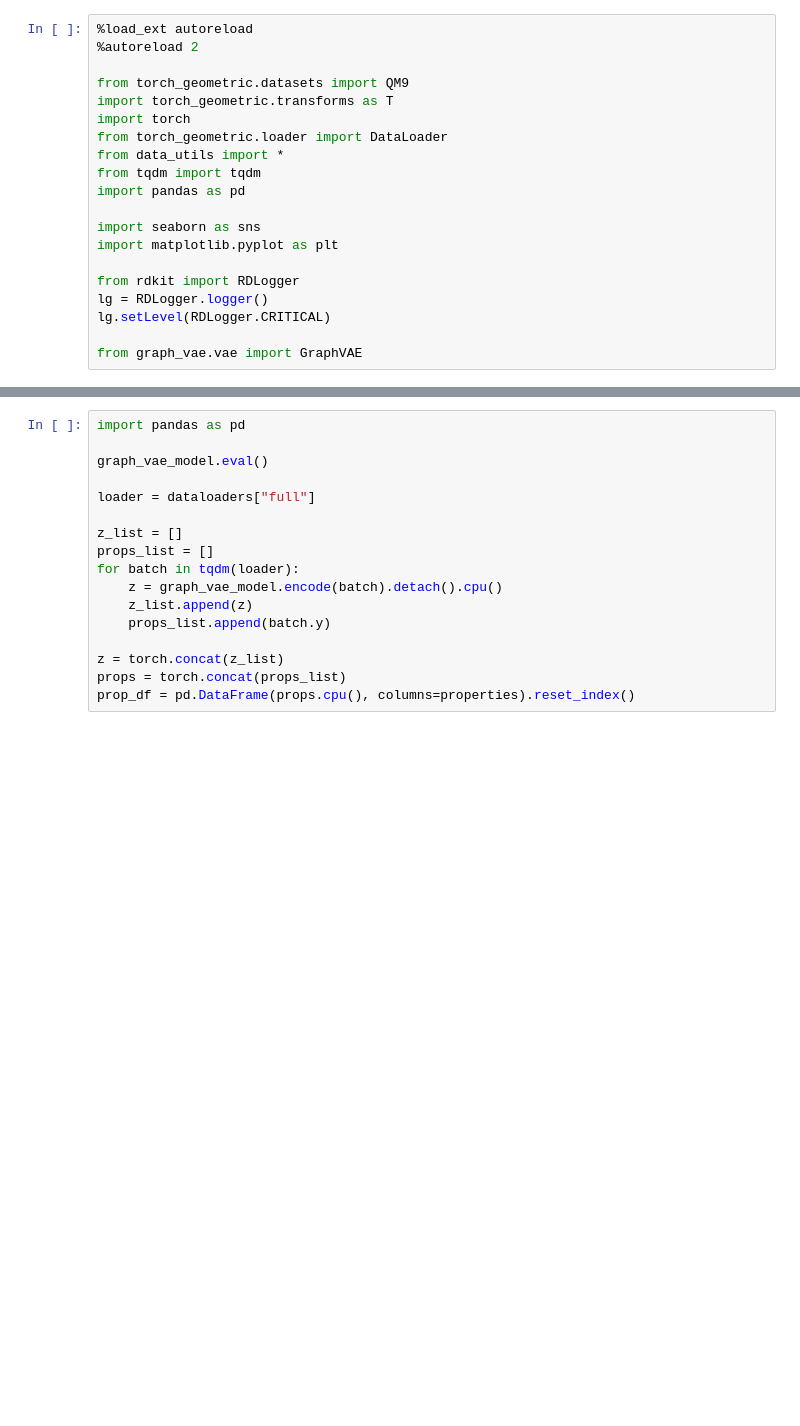
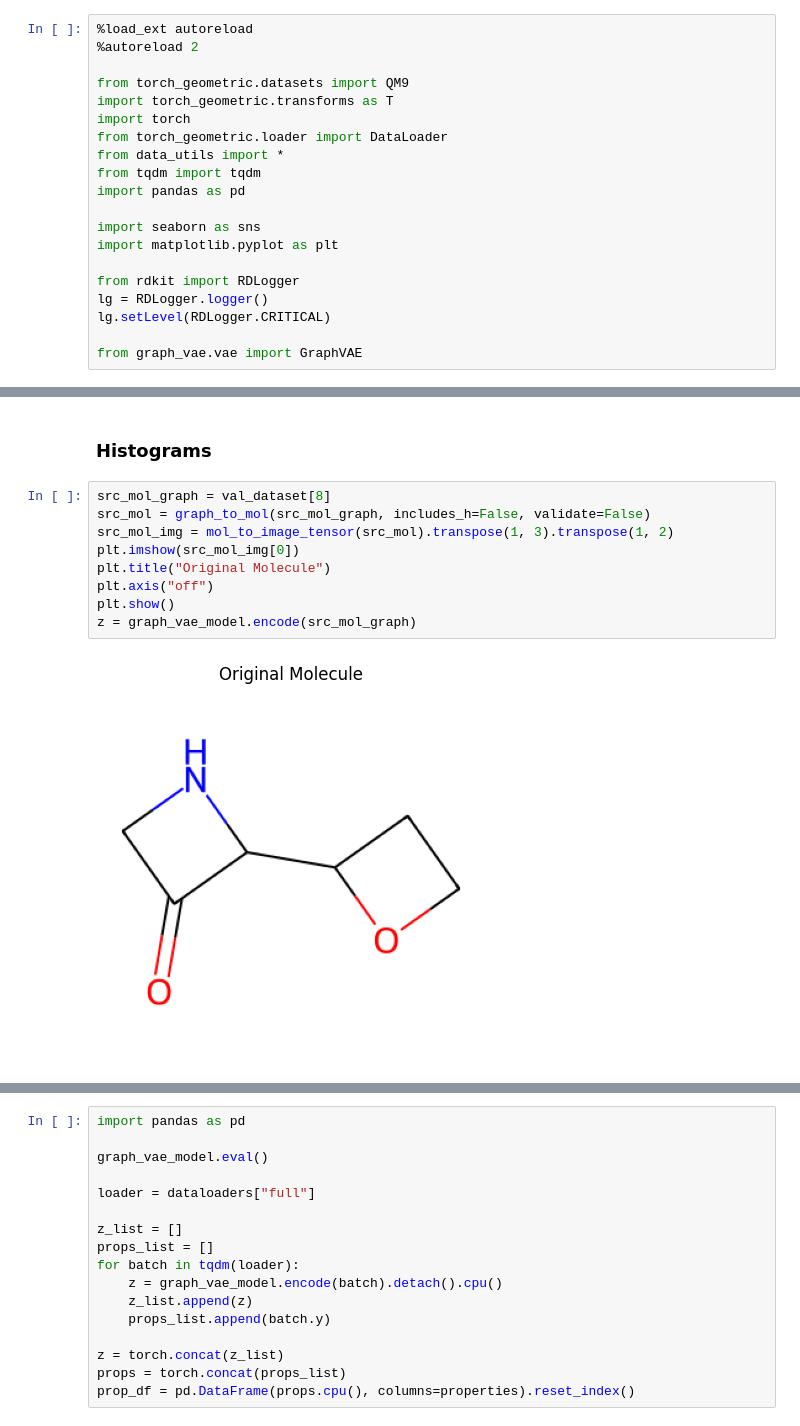
Before and after one commit to pkmtum/Molecular_Generative_Modeling, a Jupyter notebook: source/graph_vae.ipynb, the cells around one changed output, grey strips where cells are left out. Saved outputs shown, nothing was run; the diff lists cells and outputs as text; blank space fills up the shorter version.

```diff
--- a/source/graph_vae.ipynb
+++ b/source/graph_vae.ipynb
@@ -75,0 +125,13 @@ plt.show()
+# %% [markdown]
+### Histograms
+# %%
+src_mol_graph = val_dataset[8]
+src_mol = graph_to_mol(src_mol_graph, includes_h=False, validate=False)
+src_mol_img = mol_to_image_tensor(src_mol).transpose(1, 3).transpose(1, 2)
+plt.imshow(src_mol_img[0])
+plt.title("Original Molecule")
+plt.axis("off")
+plt.show()
+z = graph_vae_model.encode(src_mol_graph)
+# %% [output]
+[figure, added]
```
Also changed, not shown: parts of 17 cells of this notebook.
